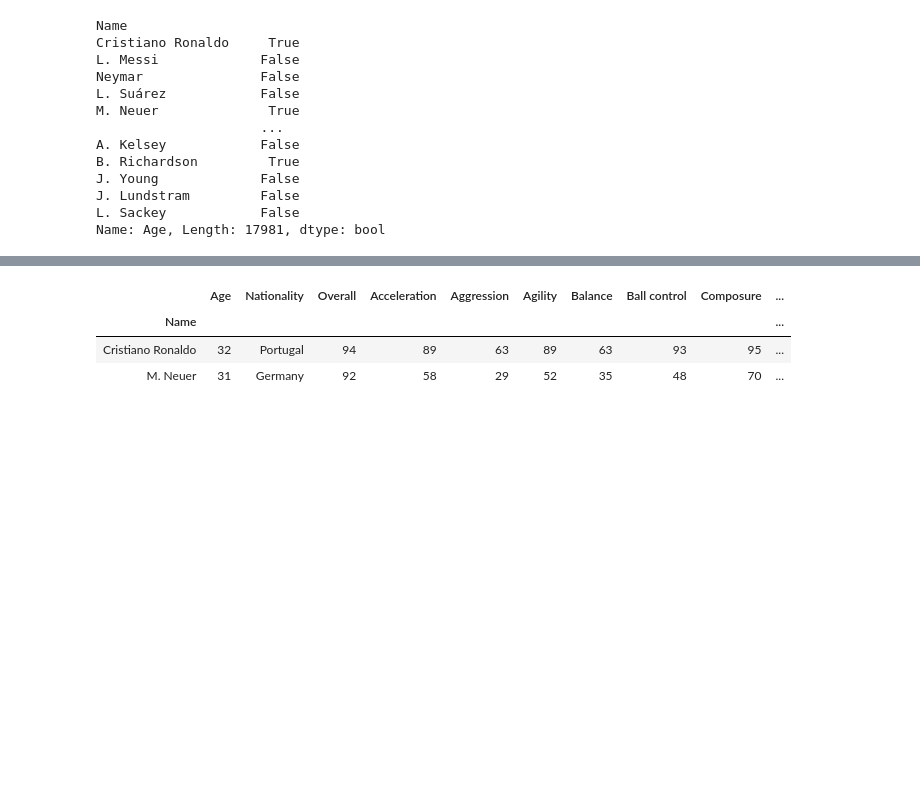
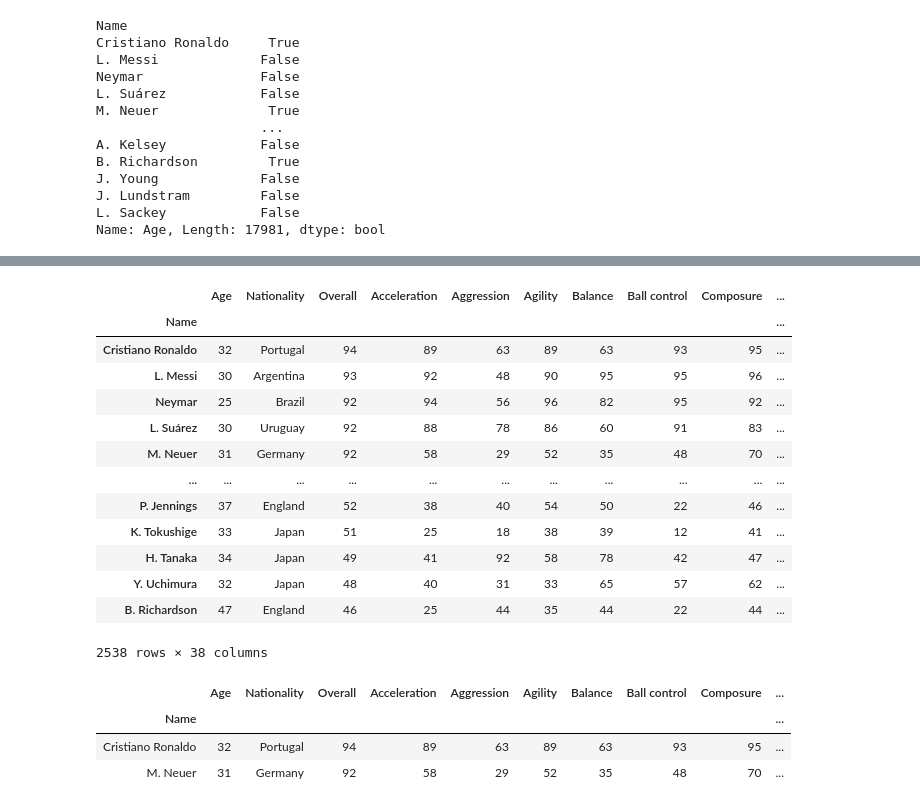
Before and after one commit to abdulmalikadeyemo/NAIDT_AI_Class, a Jupyter notebook: Week1/Data_Analysis_With_Python/Tutorials/Working_with_Dataframes.ipynb, the cells around one changed output, grey strips where cells are left out. Cells and saved outputs as stored; diff of their text form; code cells hidden in the pictures; blank space fills up the shorter version.

```diff
--- a/Week1/Data_Analysis_With_Python/Tutorials/Working_with_Dataframes.ipynb
+++ b/Week1/Data_Analysis_With_Python/Tutorials/Working_with_Dataframes.ipynb
@@ -150,3 +195,20 @@ Name: Age, Length: 17981, dtype: bool
+# %%
+df[ (df['Overall'] > 90) | (df['Age'] > 30) ]
+# %% [output]
+|  | Age | Nationality | Overall | Acceleration | Aggression | Agility | Balance | Ball control | Composure | ... |
+| Name |  |  |  |  |  |  |  |  |  | ... |
+| Cristiano Ronaldo | 32 | Portugal | 94 | 89 | 63 | 89 | 63 | 93 | 95 | ... |
+| L. Messi | 30 | Argentina | 93 | 92 | 48 | 90 | 95 | 95 | 96 | ... |
+| Neymar | 25 | Brazil | 92 | 94 | 56 | 96 | 82 | 95 | 92 | ... |
+| L. Suárez | 30 | Uruguay | 92 | 88 | 78 | 86 | 60 | 91 | 83 | ... |
+| M. Neuer | 31 | Germany | 92 | 58 | 29 | 52 | 35 | 48 | 70 | ... |
+| ... | ... | ... | ... | ... | ... | ... | ... | ... | ... | ... |
+| P. Jennings | 37 | England | 52 | 38 | 40 | 54 | 50 | 22 | 46 | ... |
+| K. Tokushige | 33 | Japan | 51 | 25 | 18 | 38 | 39 | 12 | 41 | ... |
+| H. Tanaka | 34 | Japan | 49 | 41 | 92 | 58 | 78 | 42 | 47 | ... |
+| Y. Uchimura | 32 | Japan | 48 | 40 | 31 | 33 | 65 | 57 | 62 | ... |
+| B. Richardson | 47 | England | 46 | 25 | 44 | 35 | 44 | 22 | 44 | ... |
+2538 rows × 38 columns
 # %%
 # Filter on players older than 30 and overall rating greater than 90.
 df[(df['Age'] > 30) & (df['Overall'] > 90)]
```
Also changed, not shown: parts of 34 cells of this notebook, 2 other files.
